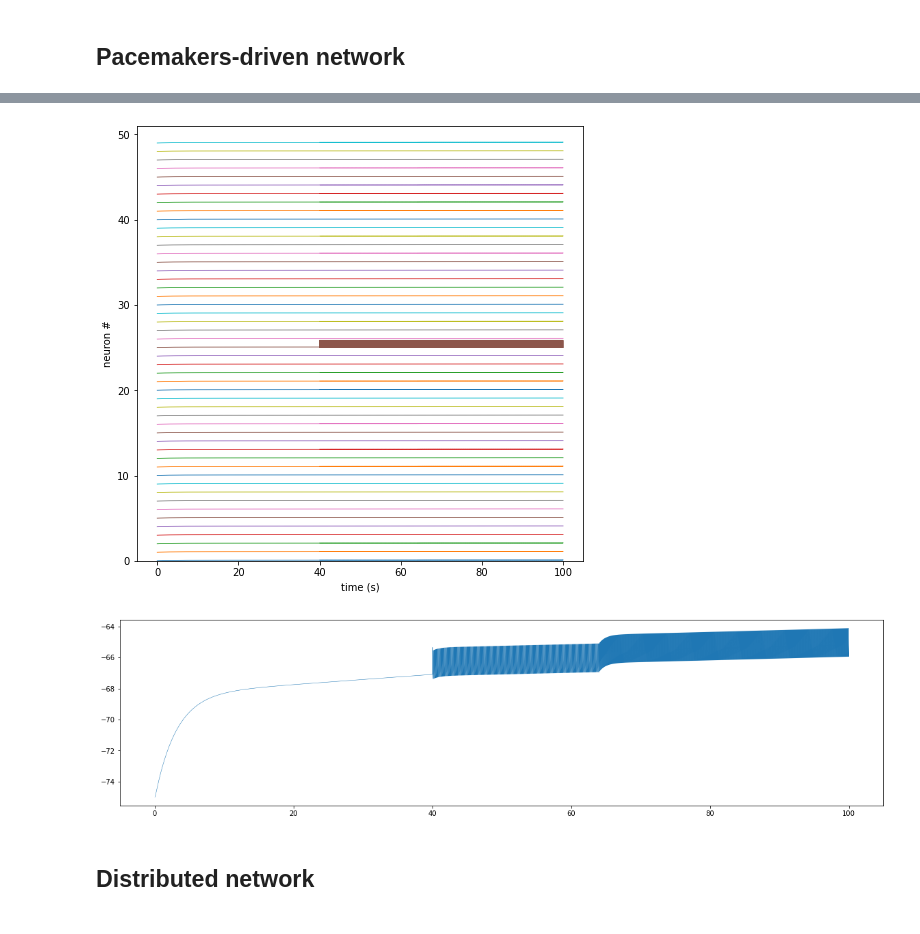
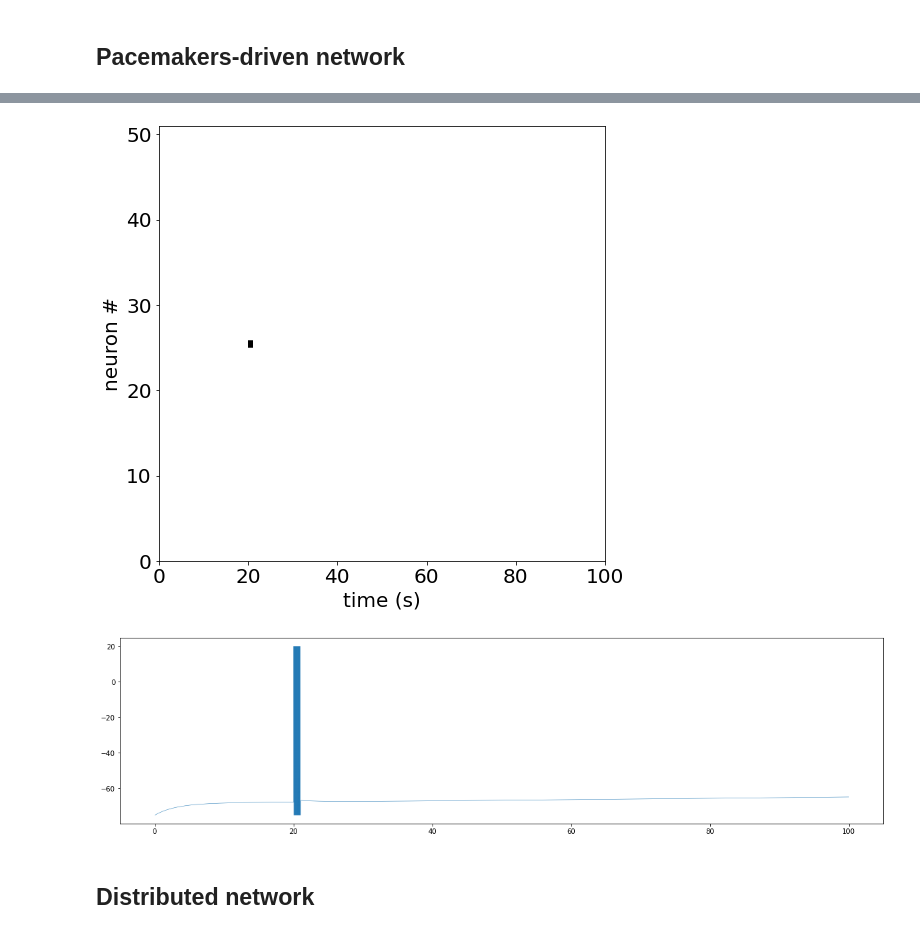
Before and after one commit to hengjiwang/hydranerv, a Jupyter notebook: hydranerv/models/network/sim_gap_junction_randnet.ipynb, the cells around one changed output, grey strips where cells are left out. Cells and saved outputs as stored; diff of their text form; code cells hidden in the pictures.

```diff
--- a/hydranerv/models/network/sim_gap_junction_randnet.ipynb
+++ b/hydranerv/models/network/sim_gap_junction_randnet.ipynb
@@ -59,20 +59,20 @@ plt.show()
 # %%
 # Test external stimulation
-ntwk = Network(num=N, edges=edges, gc=GC, tmax=100, pacemakers=range(P), conn_type='gap_junction')
-ntwk.i_stim = 1e6
-ntwk.t_stim = .1
-ntwk.run(stim={40: [25] })
+ntwk = Network(num=N, edges=edges, gc=200, tmax=100, pacemakers=range(P), conn_type='gap_junction')
+ntwk.i_stim = 100000
+ntwk.t_stim = 1
+ntwk.run(stim={20: [25] })
 # %%
-ntwk.disp(figsize=(8, 8), style='trace')
+ntwk.disp(figsize=(8, 8), style='spike')
 # %% [output]
-[figure, old version]
+[figure, new version]
 # %%
 plt.figure(figsize=(20, 5))
 time_axis = np.arange(0, ntwk.tmax, ntwk.dt)
-plt.plot(time_axis, ntwk.neurons[20].v_train, lw=.5)
+plt.plot(time_axis, ntwk.neurons[25].v_train, lw=.5)
 plt.show()
 # %% [output]
-[figure, old version]
+[figure, new version]
 # %% [markdown]
 ## Distributed network
 # %%
```
Also changed, not shown: parts of 15 cells of this notebook, 15 other files.
